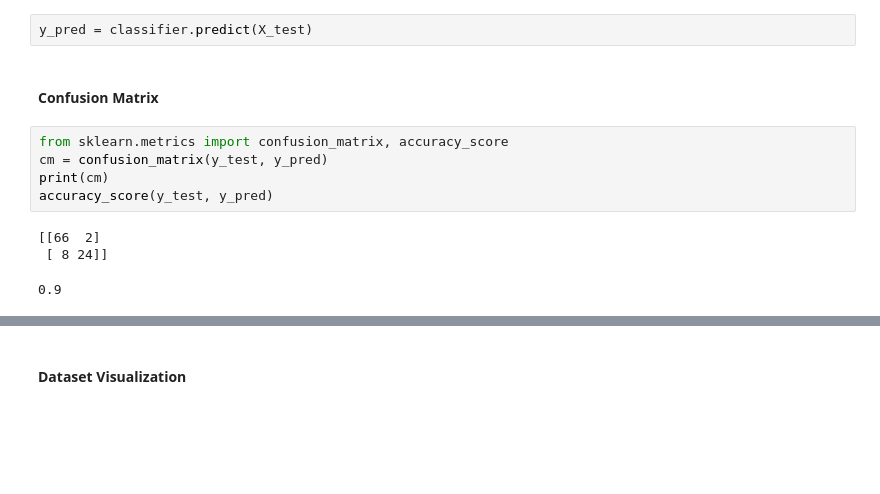
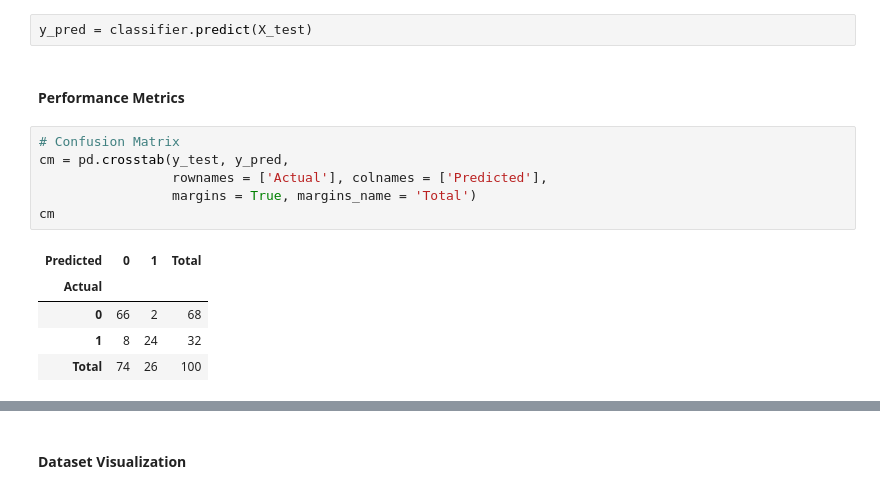
Before and after one commit to shivamaggarwal513/delhi-technological-university, a Jupyter notebook: Semester 5/Machine Learning/08 Support Vector Machine/SupportVectorMachine.ipynb, the cells around one changed output, grey strips where cells are left out. Drawn from its saved outputs; the diff is of its cells as text; blank space fills up the shorter version.

```diff
--- a/Semester 5/Machine Learning/08 Support Vector Machine/SupportVectorMachine.ipynb
+++ b/Semester 5/Machine Learning/08 Support Vector Machine/SupportVectorMachine.ipynb
@@ -32,14 +34,17 @@ SVC(kernel='linear', random_state=0)
 #### Testing
 # %%
 y_pred = classifier.predict(X_test)
-# %% [markdown]
-#### Confusion Matrix
-# %%
-from sklearn.metrics import confusion_matrix, accuracy_score
-cm = confusion_matrix(y_test, y_pred)
-print(cm)
-accuracy_score(y_test, y_pred)
-# %% [output]
-[[66  2]
- [ 8 24]]
-0.9
+# %% [markdown]
+#### Performance Metrics
+# %%
+# Confusion Matrix
+cm = pd.crosstab(y_test, y_pred,
+                 rownames = ['Actual'], colnames = ['Predicted'],
+                 margins = True, margins_name = 'Total')
+cm
+# %% [output]
+| Predicted | 0 | 1 | Total |
+| Actual |  |  |  |
+| 0 | 66 | 2 | 68 |
+| 1 | 8 | 24 | 32 |
+| Total | 74 | 26 | 100 |
```
Also changed, not shown: parts of 4 cells of this notebook, 9 other files.
